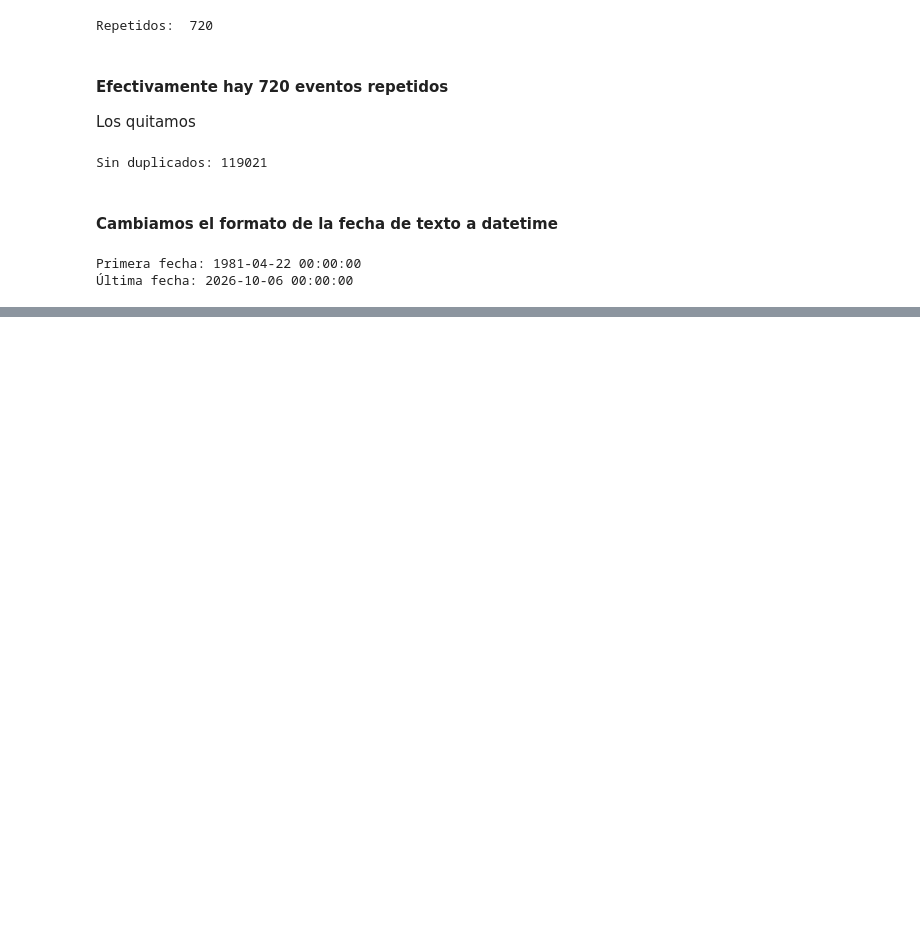
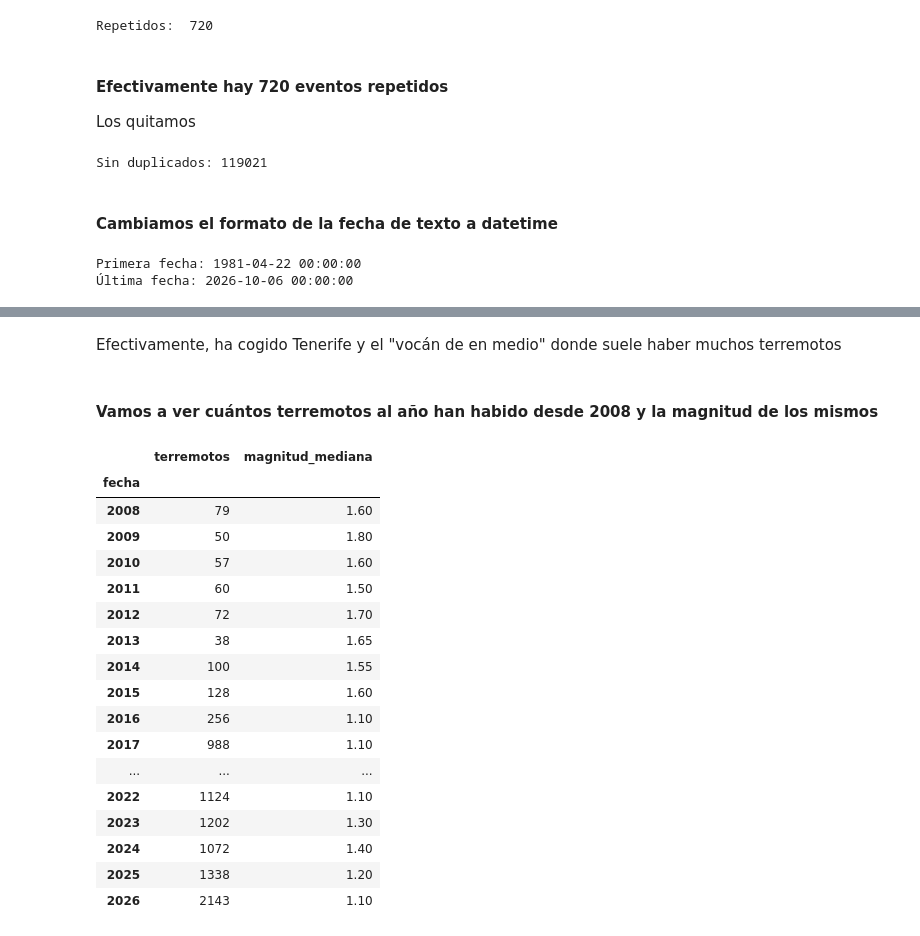
Before and after one commit to c0sh1/vulcano_earthquake, a Jupyter notebook: notebook/EDA.ipynb, the cells around one changed output, grey strips where cells are left out. Cells and saved outputs as stored; diff of their text form; code cells hidden in the pictures; blank space fills up the shorter version.

```diff
--- a/notebook/EDA.ipynb
+++ b/notebook/EDA.ipynb
@@ -164,0 +209,27 @@ Primera fecha: 1981-04-22 00:00:00
+# %% [markdown]
+Efectivamente, ha cogido Tenerife y el "vocán de en medio" donde suele haber muchos terremotos
+# %% [markdown]
+#### Vamos a ver cuántos terremotos al año han habido desde 2008 y la magnitud de los mismos
+# %%
+por_ano = tf.groupby(tf["fecha"].dt.year)["magnitud"].agg(["count", "median"])
+por_ano.columns = ["terremotos", "magnitud_mediana"]
+por_ano.loc[2008:]
+# %% [output]
+|  | terremotos | magnitud_mediana |
+| fecha |  |  |
+| 2008 | 79 | 1.60 |
+| 2009 | 50 | 1.80 |
+| 2010 | 57 | 1.60 |
+| 2011 | 60 | 1.50 |
+| 2012 | 72 | 1.70 |
+| 2013 | 38 | 1.65 |
+| 2014 | 100 | 1.55 |
+| 2015 | 128 | 1.60 |
+| 2016 | 256 | 1.10 |
+| 2017 | 988 | 1.10 |
+| ... | ... | ... |
+| 2022 | 1124 | 1.10 |
+| 2023 | 1202 | 1.30 |
+| 2024 | 1072 | 1.40 |
+| 2025 | 1338 | 1.20 |
+| 2026 | 2143 | 1.10 |
```
Also changed, not shown: parts of 19 cells of this notebook.
